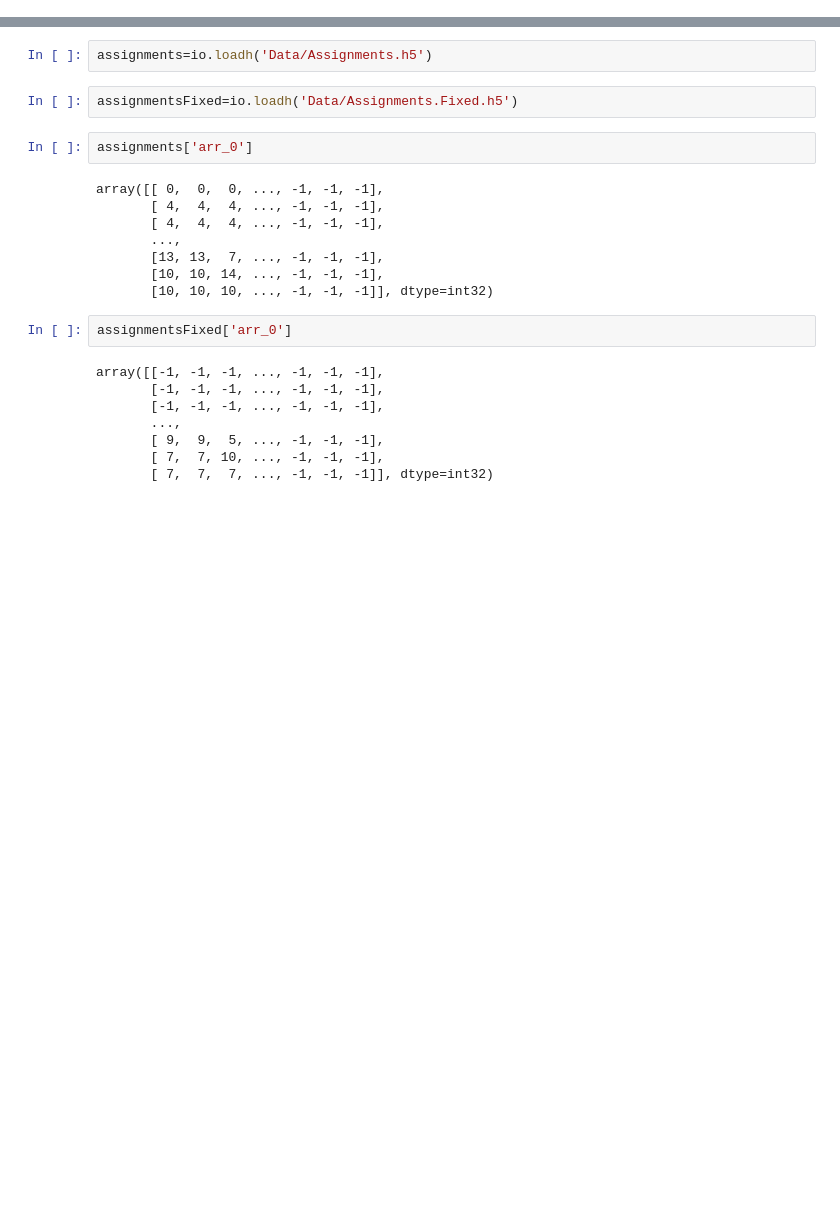
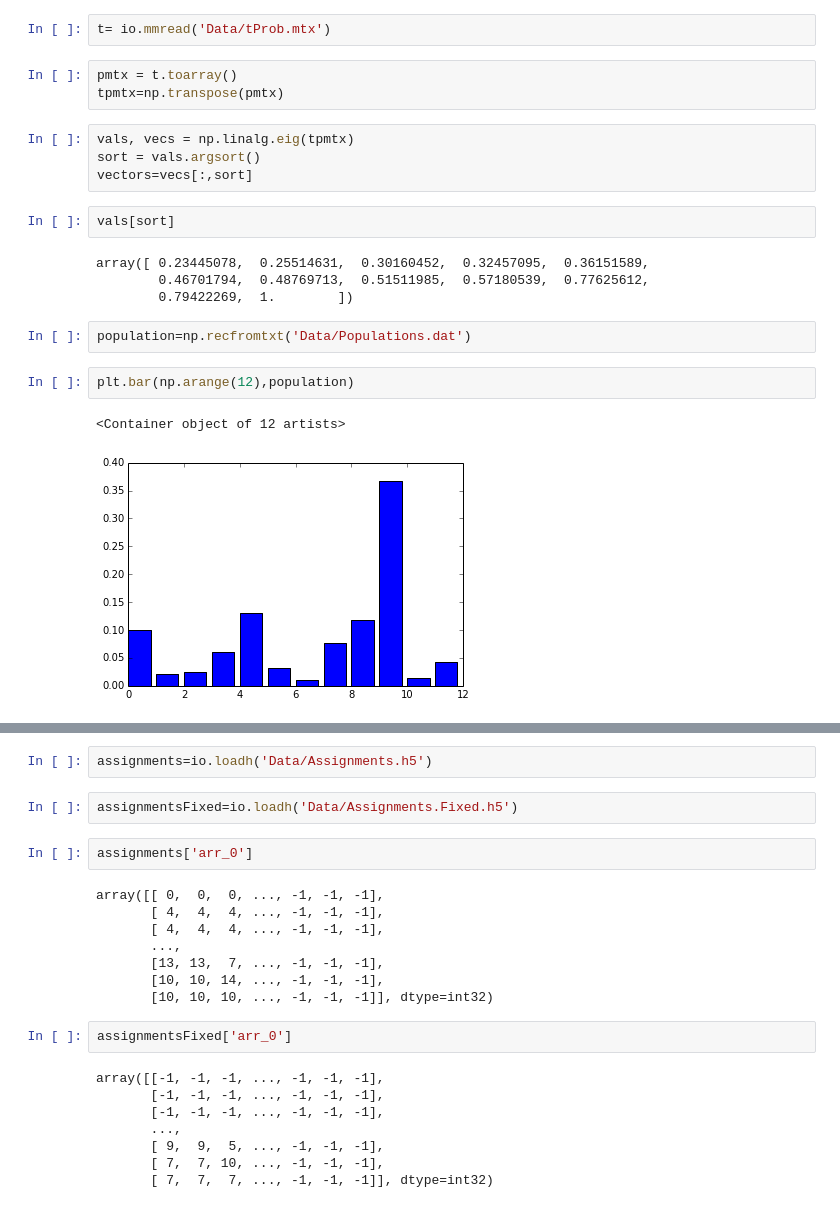
Before and after one commit to ChayaSt/exacycleGPCR, a Jupyter notebook: msmbuilder/ClusterKcenters/Kcenters_16centers.ipynb, the cells around one changed output, grey strips where cells are left out. Saved outputs shown, nothing was run; the diff lists cells and outputs as text; blank space fills up the shorter version.

```diff
--- a/msmbuilder/ClusterKcenters/Kcenters_16centers.ipynb
+++ b/msmbuilder/ClusterKcenters/Kcenters_16centers.ipynb
@@ -5,0 +15,22 @@ import matplotlib.pyplot as plt
+# %%
+t= io.mmread('Data/tProb.mtx')
+# %%
+pmtx = t.toarray()
+tpmtx=np.transpose(pmtx)
+# %%
+vals, vecs = np.linalg.eig(tpmtx)
+sort = vals.argsort()
+vectors=vecs[:,sort]
+# %%
+vals[sort]
+# %% [output]
+array([ 0.23445078,  0.25514631,  0.30160452,  0.32457095,  0.36151589,
+        0.46701794,  0.48769713,  0.51511985,  0.57180539,  0.77625612,
+        0.79422269,  1.        ])
+# %%
+population=np.recfromtxt('Data/Populations.dat')
+# %%
+plt.bar(np.arange(12),population)
+# %% [output]
+<Container object of 12 artists>
+[figure, added]
```
Also changed, not shown: parts of 22 cells of this notebook.
